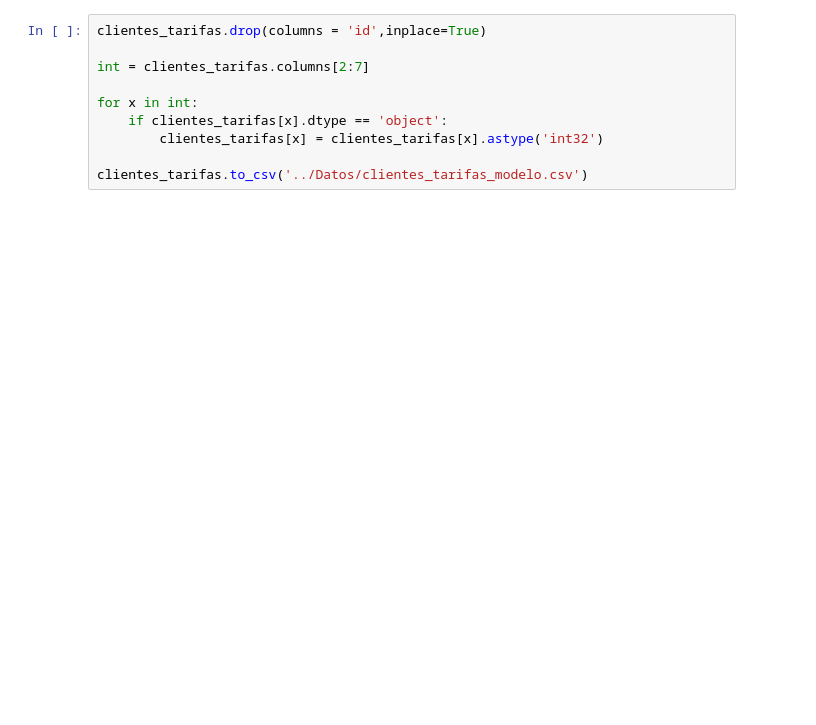
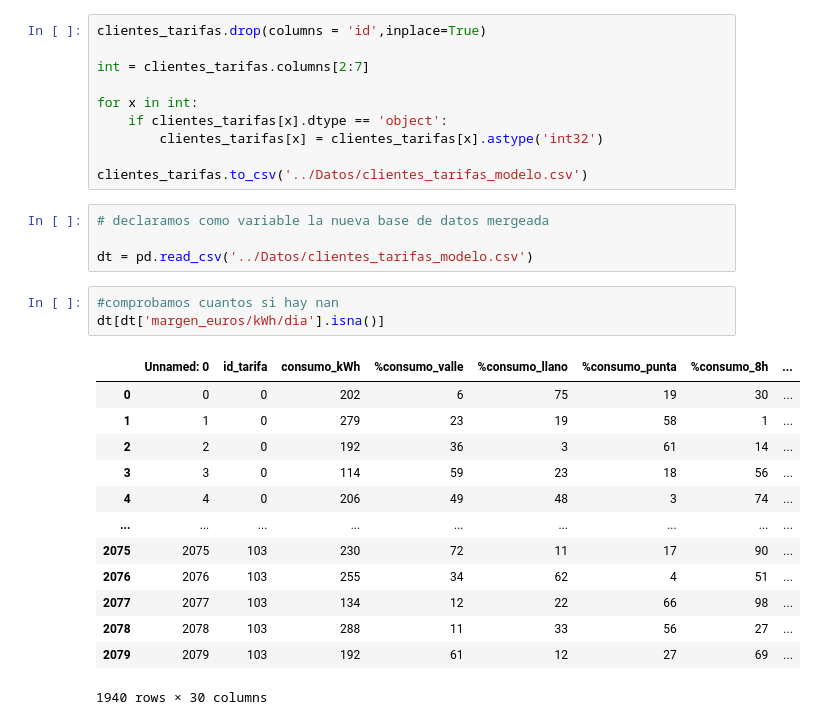
Before and after one commit to emmawv/desafio_comparador, a Jupyter notebook: Codigo/Generador sinteticos.ipynb, the cells around one changed output. Cells and saved outputs as stored; diff of their text form; blank space fills up the shorter version.

```diff
--- a/Codigo/Generador sinteticos.ipynb
+++ b/Codigo/Generador sinteticos.ipynb
@@ -114,3 +234,24 @@ for x in int:
         clientes_tarifas[x] = clientes_tarifas[x].astype('int32')
 
 clientes_tarifas.to_csv('../Datos/clientes_tarifas_modelo.csv')
+# %%
+# declaramos como variable la nueva base de datos mergeada
+
+dt = pd.read_csv('../Datos/clientes_tarifas_modelo.csv')
+# %%
+#comprobamos cuantos si hay nan
+dt[dt['margen_euros/kWh/dia'].isna()]
+# %% [output]
+|  | Unnamed: 0 | id_tarifa | consumo_kWh | %consumo_valle | %consumo_llano | %consumo_punta | %consumo_8h | ... |
+| 0 | 0 | 0 | 202 | 6 | 75 | 19 | 30 | ... |
+| 1 | 1 | 0 | 279 | 23 | 19 | 58 | 1 | ... |
+| 2 | 2 | 0 | 192 | 36 | 3 | 61 | 14 | ... |
+| 3 | 3 | 0 | 114 | 59 | 23 | 18 | 56 | ... |
+| 4 | 4 | 0 | 206 | 49 | 48 | 3 | 74 | ... |
+| ... | ... | ... | ... | ... | ... | ... | ... | ... |
+| 2075 | 2075 | 103 | 230 | 72 | 11 | 17 | 90 | ... |
+| 2076 | 2076 | 103 | 255 | 34 | 62 | 4 | 51 | ... |
+| 2077 | 2077 | 103 | 134 | 12 | 22 | 66 | 98 | ... |
+| 2078 | 2078 | 103 | 288 | 11 | 33 | 56 | 27 | ... |
+| 2079 | 2079 | 103 | 192 | 61 | 12 | 27 | 69 | ... |
+1940 rows × 30 columns
```
Also changed, not shown: parts of 19 cells of this notebook, 2 other files.
